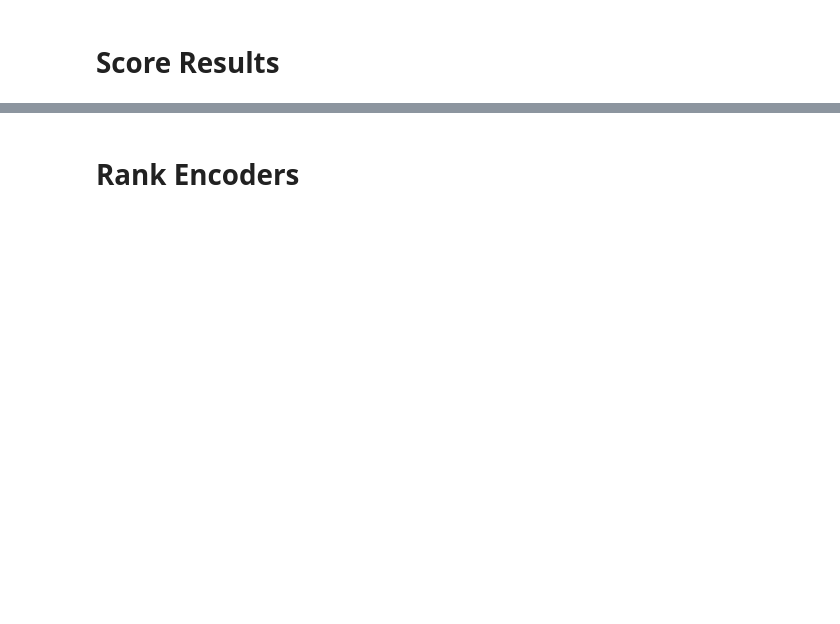
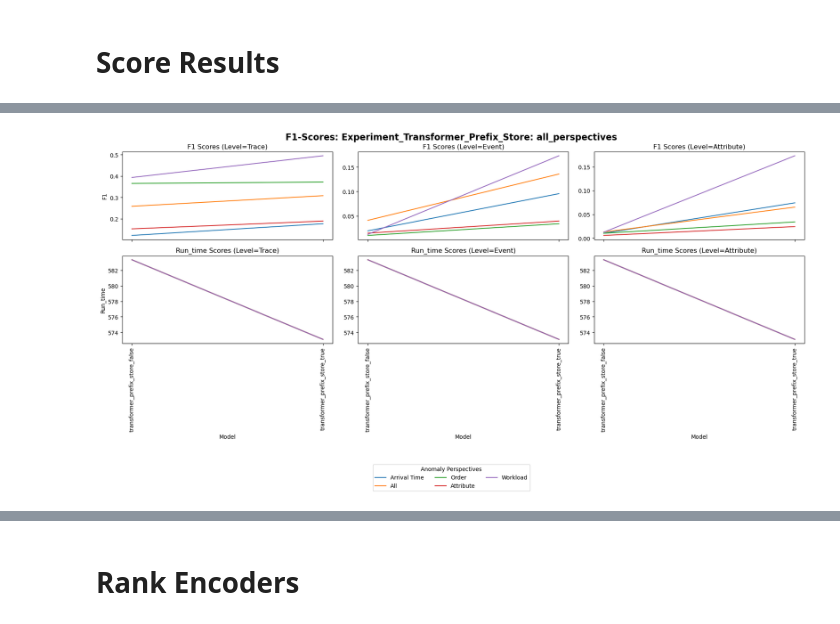
Before and after one commit to ronaldvandenbroek/BPAD, a Jupyter notebook: analysis/raw/result_analysis.ipynb, the cells around one changed output, grey strips where cells are left out. Cells and saved outputs as stored; diff of their text form; code cells hidden in the pictures; blank space fills up the shorter version.

```diff
--- a/analysis/raw/result_analysis.ipynb
+++ b/analysis/raw/result_analysis.ipynb
@@ -115,7 +120,7 @@ def plot_single_score(data, score_type, level, ax, label_name, xlabel_name):
     ax.set_ylabel(f"{score_type.capitalize()}" if level=='trace' else "")
     ax.tick_params(axis="x", rotation=90)
 
-def plot_scores(data, directory, title, label_name, xlabel_name, summary=True, filter_beginning_percentage=0, postfix=None):
+def plot_scores(data, directory, experiment_name, title, label_name, xlabel_name, summary=True, filter_beginning_percentage=0, postfix=None, legend_title="Anomaly Perspective & Encoding"):
     levels = ["trace", "event", "attribute"]
 
     if summary:
@@ -148,13 +153,13 @@ def plot_scores(data, directory, title, label_name, xlabel_name, summary=True, f
     fig.legend(
         handles,
         labels,
-        title="Perspective & Encoding",
+        title=legend_title,
         loc="upper center",
         bbox_to_anchor=(0.5, -0.05),
         ncol=3
     )
 
-    fig.suptitle(f'F1-Scores: {directory}: {title}', fontsize=16, fontweight='bold')
+    fig.suptitle(f'F1-Scores: {experiment_name}: {title}', fontsize=16, fontweight='bold')
 
     # Adjust layout to avoid overlap
     plt.tight_layout()
@@ -464,91 +637,96 @@ result_df
 # %%
 if score_results:
-    if "Experiment_Anomaly_Percentage" in directory:
+    if experiment_name == "Experiment_Anomaly_Percentage":
         xlabel_name="Anomaly Percentages"
         label_name="anomaly_percentage"
-        plot_scores(result_df, directory, "all_perspectives", label_name=label_name, xlabel_name=xlabel_name, summary=score_summary, filter_beginning_percentage=filter_beginning_percentage)
-        plot_scores(result_df[result_df["perspective"] == "All"], directory, "averaged_perspectives", label_name=label_name, xlabel_name=xlabel_name, summary=score_summary, filter_beginning_percentage=filter_beginning_percentage)
+        plot_scores(result_df, directory, experiment_name, "all_perspectives", label_name=label_name, xlabel_name=xlabel_name, summary=score_summary, filter_beginning_percentage=filter_beginning_percentage)
+        plot_scores(result_df[result_df["perspective"] == "All"], directory, experiment_name, "averaged_perspectives", label_name=label_name, xlabel_name=xlabel_name, summary=score_summary, filter_beginning_percentage=filter_beginning_percentage)
 
-    elif "Experiment_Synthetic_Dataset" in directory:
+    elif experiment_name == "Experiment_Synthetic_Dataset":
         xlabel_name="Dataset Sizes"
         label_name="dataset_size"
-        plot_scores(result_df, directory, "all_perspectives", label_name=label_name, xlabel_name=xlabel_name, summary=score_summary, filter_beginning_percentage=filter_beginning_percentage)
-        plot_scores(result_df[result_df["perspective"] == "All"], directory, "averaged_perspectives", label_name=label_name, xlabel_name=xlabel_name, summary=score_summary, filter_beginning_percentage=filter_beginning_percentage)
+        plot_scores(result_df, directory, experiment_name, "all_perspectives", label_name=label_name, xlabel_name=xlabel_name, summary=score_summary, filter_beginning_percentage=filter_beginning_percentage)
+        plot_scores(result_df[result_df["perspective"] == "All"], directory, experiment_name, "averaged_perspectives", label_name=label_name, xlabel_name=xlabel_name, summary=score_summary, filter_beginning_percentage=filter_beginning_percentage)
 
-    elif "Experiment_Batch_Size" in directory:
+    elif experiment_name == "Experiment_Batch_Size":
         xlabel_name="Batch Sizes"
         label_name="batch_size"
-        plot_scores(result_df, directory, "all_perspectives", label_name=label_name, xlabel_name=xlabel_name, summary=score_summary, filter_beginning_percentage=filter_beginning_percentage)
-        plot_scores(result_df[result_df["perspective"] == "All"], directory, "averaged_perspectives", label_name=label_name, xlabel_name=xlabel_name, summary=score_summary, filter_beginning_percentage=filter_beginning_percentage)
+        plot_scores(result_df, directory, experiment_name, "all_perspectives", label_name=label_name, xlabel_name=xlabel_name, summary=score_summary, filter_beginning_percentage=filter_beginning_percentage)
+        plot_scores(result_df[result_df["perspective"] == "All"], directory, experiment_name, "averaged_perspectives", label_name=label_name, xlabel_name=xlabel_name, summary=score_summary, filter_beginning_percentage=filter_beginning_percentage)
 
-    elif "Experiment_Prefix_v3" in directory:
+    elif experiment_name == "Experiment_Prefix_v3":
         xlabel_name="Prefix/Buckets"
         label_name="prefix_buckets"
 
         sorted_result_df = result_df.sort_values(by=label_name, ascending=True, inplace=False)
 
-        plot_scores(sorted_result_df, directory, "all_perspectives", label_name=label_name, xlabel_name=xlabel_name, summary=score_summary, filter_beginning_percentage=filter_beginning_percentage)
-        plot_scores(sorted_result_df[sorted_result_df["perspective"] == "All"], directory, "averaged_perspectives", label_name=label_name, xlabel_name=xlabel_name, summary=score_summary, filter_beginning_percentage=filter_beginning_percentage)
+        plot_scores(sorted_result_df, directory, experiment_name, "all_perspectives", label_name=label_name, xlabel_name=xlabel_name, summary=score_summary, filter_beginning_percentage=filter_beginning_percentage)
+        plot_scores(sorted_result_df[sorted_result_df["perspective"] == "All"], directory, experiment_name, "averaged_perspectives", label_name=label_name, xlabel_name=xlabel_name, summary=score_summary, filter_beginning_percentage=filter_beginning_percentage)
 
-    elif "Experiment_Finetuning_Fixed_Vector_Vector_Sizes" in directory:
+    elif experiment_name == "Experiment_Finetuning_Fixed_Vector_Vector_Sizes":
         filtered_result_df = result_df[result_df["categorical_encoding"] == "Fixed Vector"]
 
         xlabel_name="Vector Sizes"
         label_name="vector_size"
 
-        plot_scores(filtered_result_df, directory, "all_perspectives", label_name=label_name, xlabel_name=xlabel_name, summary=score_summary, filter_beginning_percentage=filter_beginning_percentage)
-        plot_scores(filtered_result_df[filtered_result_df["perspective"] == "All"], directory, "averaged_perspectives", label_name=label_name, xlabel_name=xlabel_name, summary=score_summary, filter_beginning_percentage=filter_beginning_percentage)
+        plot_scores(filtered_result_df, directory, experiment_name, "all_perspectives", label_name=label_name, xlabel_name=xlabel_name, summary=score_summary, filter_beginning_percentage=filter_beginning_percentage)
+        plot_scores(filtered_result_df[filtered_result_df["perspective"] == "All"], directory, experiment_name, "averaged_perspectives", label_name=label_name, xlabel_name=xlabel_name, summary=score_summary, filter_beginning_percentage=filter_beginning_percentage)
 
-    elif "Experiment_Finetuning_T2V_Window_Vector_Sizes" in directory:
+    elif experiment_name == "Experiment_Finetuning_T2V_Window_Vector_Sizes":
         atc_filtered_result_df = result_df[result_df["categorical_encoding"] == "Trace2Vec Average Then Concatinate"]
         c_filtered_result_df = result_df[result_df["categorical_encoding"] == "Trace2Vec Concatinate"]
 
         xlabel_name="Vector/Window Sizes ATC"
         label_name="vector_window_size"
-        plot_scores(atc_filtered_result_df, directory, "all_perspectives", label_name=label_name, xlabel_name=xlabel_name, summary=score_summary, filter_beginning_percentage=filter_beginning_percentage, postfix='ATC')
-        plot_scores(atc_filtered_result_df[atc_filtered_result_df["perspective"] == "All"], directory, "averaged_perspectives", label_name=label_name, xlabel_name=xlabel_name,summary=score_summary, filter_beginning_percentage=filter_beginning_percentage, postfix='ATC')
+        plot_scores(atc_filtered_result_df, directory, experiment_name, experiment_name, "all_perspectives", label_name=label_name, xlabel_name=xlabel_name, summary=score_summary, filter_beginning_percentage=filter_beginning_percentage, postfix='ATC')
+        plot_scores(atc_filtered_result_df[atc_filtered_result_df["perspective"] == "All"], directory, experiment_name, experiment_name, "averaged_perspectives", label_name=label_name, xlabel_name=xlabel_name,summary=score_summary, filter_beginning_percentage=filter_beginning_percentage, postfix='ATC')
         xlabel_name="Vector/Window Sizes C"
-        plot_scores(c_filtered_result_df, directory, "all_perspectives", label_name=label_name, xlabel_name=xlabel_name, summary=score_summary, filter_beginning_percentage=filter_beginning_percentage, postfix='C')
-        plot_scores(c_filtered_result_df[c_filtered_result_df["perspective"] == "All"], directory, "averaged_perspectives", label_name=label_name, xlabel_name=xlabel_name,summary=score_summary, filter_beginning_percentage=filter_beginning_percentage, postfix='C')
+        plot_scores(c_filtered_result_df, directory, experiment_name, "all_perspectives", label_name=label_name, xlabel_name=xlabel_name, summary=score_summary, filter_beginning_percentage=filter_beginning_percentage, postfix='C')
+        plot_scores(c_filtered_result_df[c_filtered_result_df["perspective"] == "All"], directory, experiment_name, "averaged_perspectives", label_name=label_name, xlabel_name=xlabel_name,summary=score_summary, filter_beginning_percentage=filter_beginning_percentage, postfix='C')
 
-    elif "Experiment_Finetuning_W2V_Window_Vector_Sizes" in directory:
+    elif experiment_name == "Experiment_Finetuning_W2V_Window_Vector_Sizes":
         atc_filtered_result_df = result_df[result_df["categorical_encoding"] == "Word2Vec Average Then Concatinate"]
         c_filtered_result_df = result_df[result_df["categorical_encoding"] == "Word2Vec Concatinate"]
 
         xlabel_name="Vector/Window Sizes ATC"
         label_name="vector_window_size"
-        plot_scores(atc_filtered_result_df, directory, "all_perspectives", label_name=label_name, xlabel_name=xlabel_name, summary=score_summary, filter_beginning_percentage=filter_beginning_percentage, postfix='ATC')
-        plot_scores(atc_filtered_result_df[atc_filtered_result_df["perspective"] == "All"], directory, "averaged_perspectives", label_name=label_name, xlabel_name=xlabel_name,summary=score_summary, filter_beginning_percentage=filter_beginning_percentage, postfix='ATC')
+        plot_scores(atc_filtered_result_df, directory, experiment_name, "all_perspectives", label_name=label_name, xlabel_name=xlabel_name, summary=score_summary, filter_beginning_percentage=filter_beginning_percentage, postfix='ATC')
+        plot_scores(atc_filtered_result_df[atc_filtered_result_df["perspective"] == "All"], directory, experiment_name, "averaged_perspectives", label_name=label_name, xlabel_name=xlabel_name,summary=score_summary, filter_beginning_percentage=filter_beginning_percentage, postfix='ATC')
         xlabel_name="Vector/Window Sizes C"
-        plot_scores(c_filtered_result_df, directory, "all_perspectives", label_name=label_name, xlabel_name=xlabel_name, summary=score_summary, filter_beginning_percentage=filter_beginning_percentage, postfix='C')
-        plot_scores(c_filtered_result_df[c_filtered_result_df["perspective"] == "All"], directory, "averaged_perspectives", label_name=label_name, xlabel_name=xlabel_name,summary=score_summary, filter_beginning_percentage=filter_beginning_percentage, postfix='C')
+        plot_scores(c_filtered_result_df, directory, experiment_name, "all_perspectives", label_name=label_name, xlabel_name=xlabel_name, summary=score_summary, filter_beginning_percentage=filter_beginning_percentage, postfix='C')
+        plot_scores(c_filtered_result_df[c_filtered_result_df["perspective"] == "All"], directory, experiment_name, "averaged_perspectives", label_name=label_name, xlabel_name=xlabel_name,summary=score_summary, filter_beginning_percentage=filter_beginning_percentage, postfix='C')
 
-    elif "Experiment_Real_World_All_Models" in directory:
+    elif experiment_name == "Experiment_Real_World_All_Models":
         filtered_result_df = result_df[result_df["categorical_encoding"] != "All"]
 
         print(filtered_result_df["categorical_encoding"].unique())
 
         xlabel_name="Categorical Encoding"
         label_name="categorical_encoding"
-        plot_scores(filtered_result_df, directory, "all_perspectives", label_name=label_name, xlabel_name=xlabel_name, summary=score_summary, filter_beginning_percentage=filter_beginning_percentage)
-        plot_scores(filtered_result_df[filtered_result_df["perspective"] == "All"], directory, "averaged_perspectives", label_name=label_name, xlabel_name=xlabel_name, summary=score_summary, filter_beginning_percentage=filter_beginning_percentage)
+        plot_scores(filtered_result_df, directory, experiment_name, "all_perspectives", label_name=label_name, xlabel_name=xlabel_name, summary=score_summary, filter_beginning_percentage=filter_beginning_percentage)
+        plot_scores(filtered_result_df[filtered_result_df["perspective"] == "All"], directory, experiment_name, "averaged_perspectives", label_name=label_name, xlabel_name=xlabel_name, summary=score_summary, filter_beginning_percentage=filter_beginning_percentage)
 
-    elif "Experiment_Synthetic_All_Models" in directory:
+    elif experiment_name == "Experiment_Synthetic_All_Models":
         filtered_result_df = result_df[result_df["categorical_encoding"] != "All"]
 
         print(filtered_result_df["categorical_encoding"].unique())
 
         xlabel_name="Categorical Encoding"
         label_name="categorical_encoding"
-        plot_scores(filtered_result_df, directory, "all_perspectives", label_name=label_name, xlabel_name=xlabel_name, summary=score_summary, filter_beginning_percentage=filter_beginning_percentage)
-        plot_scores(filtered_result_df[filtered_result_df["perspective"] == "All"], directory, "averaged_perspectives", label_name=label_name, xlabel_name=xlabel_name, summary=score_summary, filter_beginning_percentage=filter_beginning_percentage)
+        plot_scores(filtered_result_df, directory, experiment_name, "all_perspectives", label_name=label_name, xlabel_name=xlabel_name, summary=score_summary, filter_beginning_percentage=filter_beginning_percentage)
+        plot_scores(filtered_result_df[filtered_result_df["perspective"] == "All"], directory, experiment_name, "averaged_perspectives", label_name=label_name, xlabel_name=xlabel_name, summary=score_summary, filter_beginning_percentage=filter_beginning_percentage)
 
-    elif "Experiment_Transformer_Debug_v2_93896" in directory:
+    elif experiment_name == "Experiment_Transformer_Prefix_Store":
         filtered_result_df = result_df[result_df["categorical_encoding"] != "All"]
 
-        print(filtered_result_df["categorical_encoding"].unique())
+        print(filtered_result_df["model"].unique())
+        print(filtered_result_df["perspective"].unique())
 
-        xlabel_name="Categorical Encoding"
-        label_name="categorical_encoding"
-        plot_scores(filtered_result_df, directory, "all_perspectives", label_name=label_name, xlabel_name=xlabel_name, summary=score_summary, filter_beginning_percentage=filter_beginning_percentage)
-        plot_scores(filtered_result_df[filtered_result_df["perspective"] == "All"], directory, "averaged_perspectives", label_name=label_name, xlabel_name=xlabel_name, summary=score_summary, filter_beginning_percentage=filter_beginning_percentage)
+        filtered_result_df.sort_values(by="model", inplace=True)
+
+        xlabel_name="Model"
+        label_name="model"
+        legend_title="Anomaly Perspectives"
+        plot_scores(filtered_result_df, directory, experiment_name, "all_perspectives", label_name=label_name, xlabel_name=xlabel_name, summary=score_summary, filter_beginning_percentage=filter_beginning_percentage, legend_title=legend_title)
+        plot_scores(filtered_result_df[filtered_result_df["perspective"] == "All"], directory, experiment_name, "averaged_perspectives", label_name=label_name, xlabel_name=xlabel_name, summary=score_summary, filter_beginning_percentage=filter_beginning_percentage, legend_title=legend_title)
+# %% [output]
@@ -554,0 +739 @@ if score_results:
+[figure, added]
```
Also changed, not shown: parts of 32 cells of this notebook, 3 other files.
